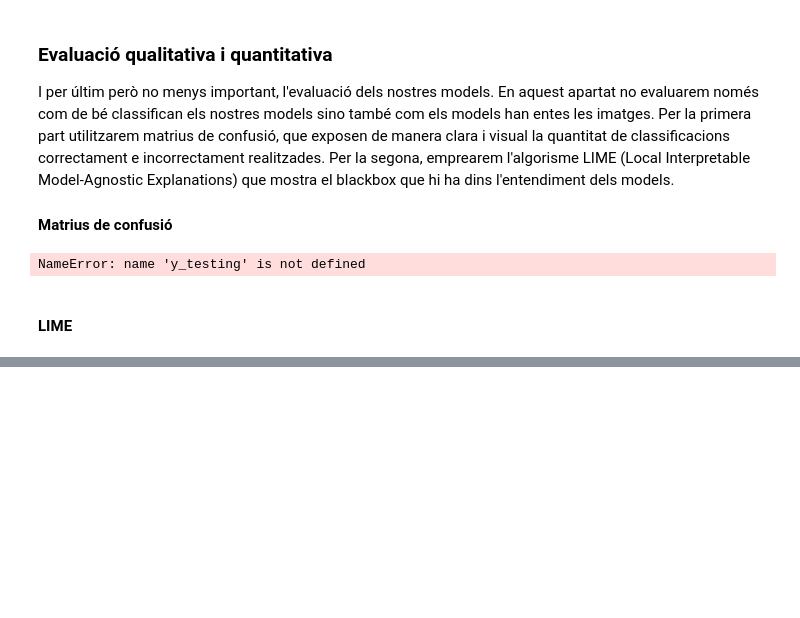
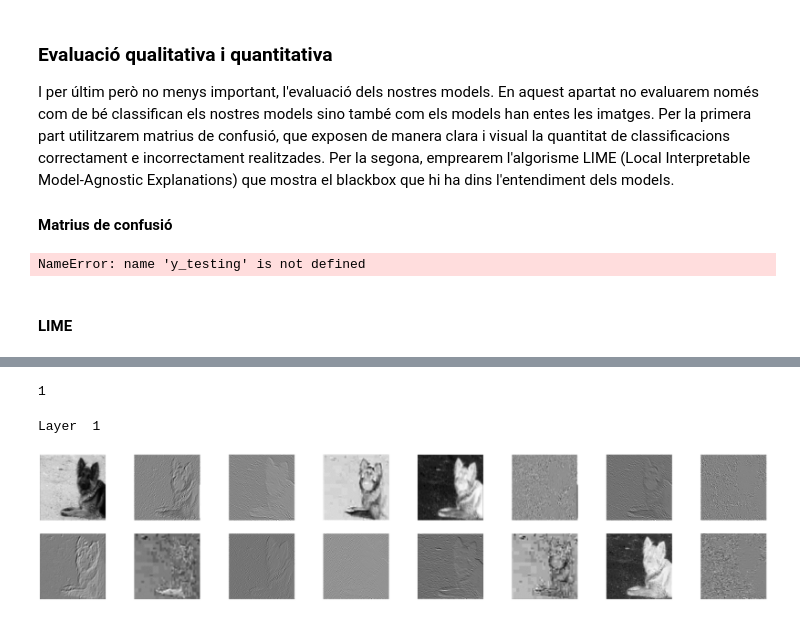
Before and after one commit to DCC-UAB/Dog_Breed_Classification, a Jupyter notebook: Demostracio_resultats.ipynb, the cells around one changed output, grey strips where cells are left out. Saved outputs shown, nothing was run; the diff lists cells and outputs as text; code cells hidden in the pictures; blank space fills up the shorter version.

```diff
--- a/Demostracio_resultats.ipynb
+++ b/Demostracio_resultats.ipynb
@@ -524,0 +561,40 @@ explanations.ipython_plot(index=0, class_names=idx2label)
+# %%
+no_of_layers=0
+conv_layers=[]
+
+model_children=list(model1.children())
+
+for child in model_children:
+    if type(child)==nn.Conv2d:
+        no_of_layers+=1
+        conv_layers.append(child)
+    elif type(child)==nn.Sequential:
+        for layer in child.children():
+            if type(layer)==nn.Conv2d:
+                no_of_layers+=1
+                conv_layers.append(layer)
+print(no_of_layers)
+# %% [output]
+1
+# %%
+results = [conv_layers[0](img)]
+for i in range(1, len(conv_layers)):
+    results.append(conv_layers[i](results[-1]))
+outputs = results
+# %%
+for num_layer in range(len(outputs)):
+    plt.figure(figsize=(50, 10))
+    layer_viz = outputs[num_layer][0, :, :, :]
+    layer_viz = layer_viz.data
+    print("Layer ",num_layer+1)
+    for i, filter in enumerate(layer_viz):
+        if i == 16:
+            break
+        plt.subplot(2, 8, i + 1)
+        plt.imshow(filter, cmap='gray')
+        plt.axis("off")
+    plt.show()
+    plt.close()
+# %% [output]
+Layer  1
+[figure, added]
```
Also changed, not shown: parts of 14 cells of this notebook.
